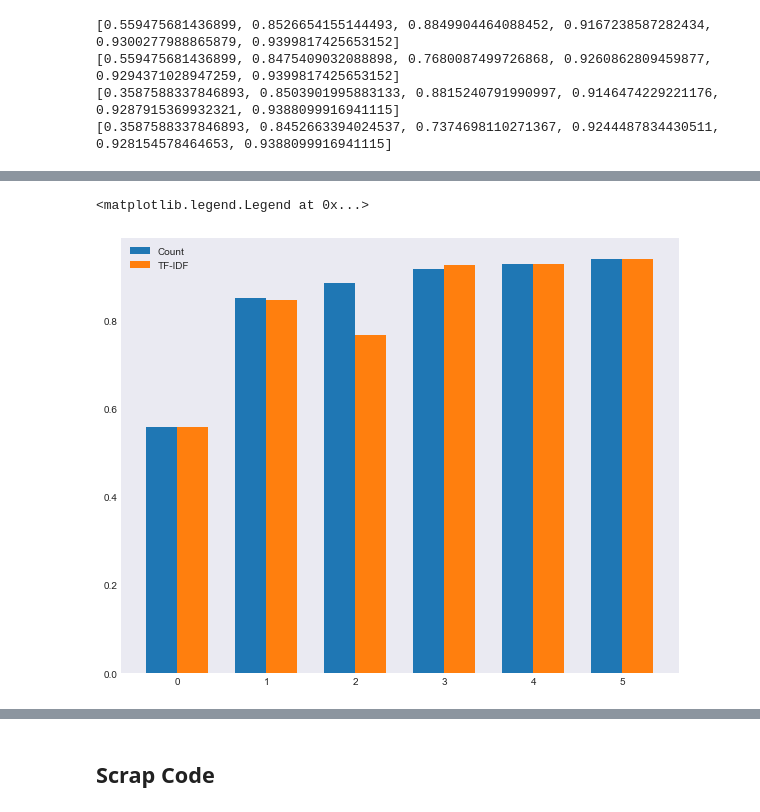
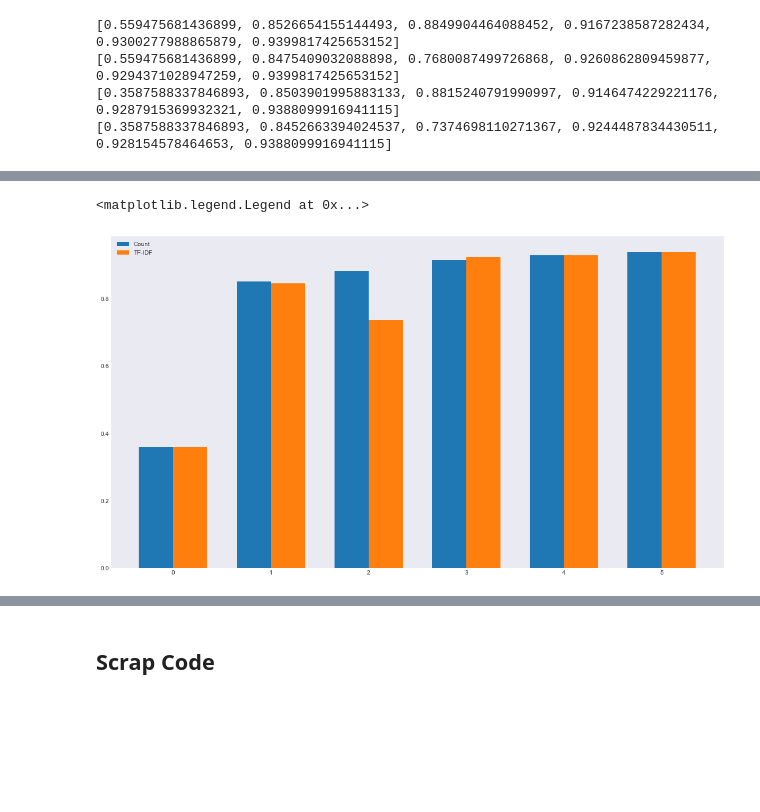
Before and after one commit to toastdeini/Wikipedia-article-quality, a Jupyter notebook: prep/Exploratory_Analysis.ipynb, the cells around one changed output, grey strips where cells are left out. Cells and saved outputs as stored; diff of their text form; code cells hidden in the pictures; blank space fills up the shorter version.

Commit message:
Minor visual changes to notebooks

```diff
--- a/prep/Exploratory_Analysis.ipynb
+++ b/prep/Exploratory_Analysis.ipynb
@@ -838,15 +944,15 @@ alg_labels = ['Baseline (Dummy)',
 # %%
-fig, ax = plt.subplots(figsize=(10,8))
+fig, ax = plt.subplots(figsize=(18,10))
 
 labels = ['Count', 'TF-IDF']
 
 x = np.arange(len(alg_labels))  # the label locations
 width = 0.35  # the width of the bars
 
-ax.bar(x - width/2, cvec_acc_scores, width)
-ax.bar(x + width/2, tfidf_acc_scores, width)
+ax.bar(x - width/2, cvec_f1_scores, width)
+ax.bar(x + width/2, tfidf_f1_scores, width)
 
 ax.legend(labels)
 # %% [output]
 <matplotlib.legend.Legend at 0x...>
-[figure, old version]
+[figure, new version]
```
Also changed, not shown: parts of 20 cells of this notebook, 1 other file.
